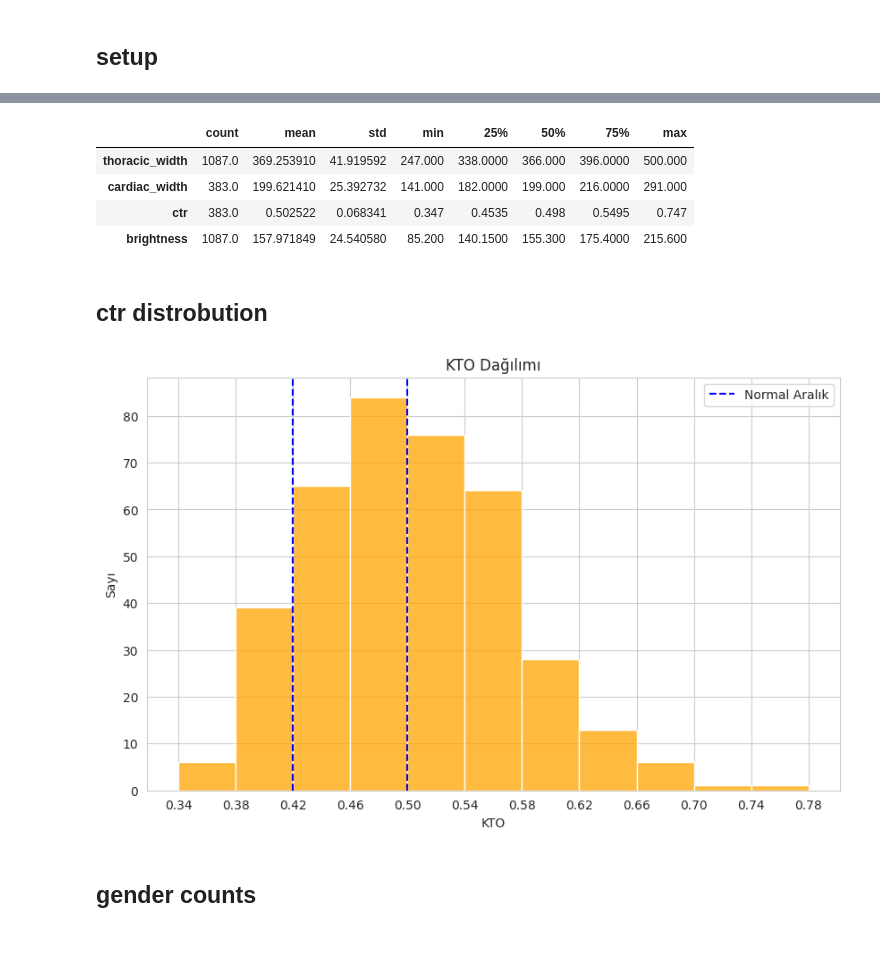
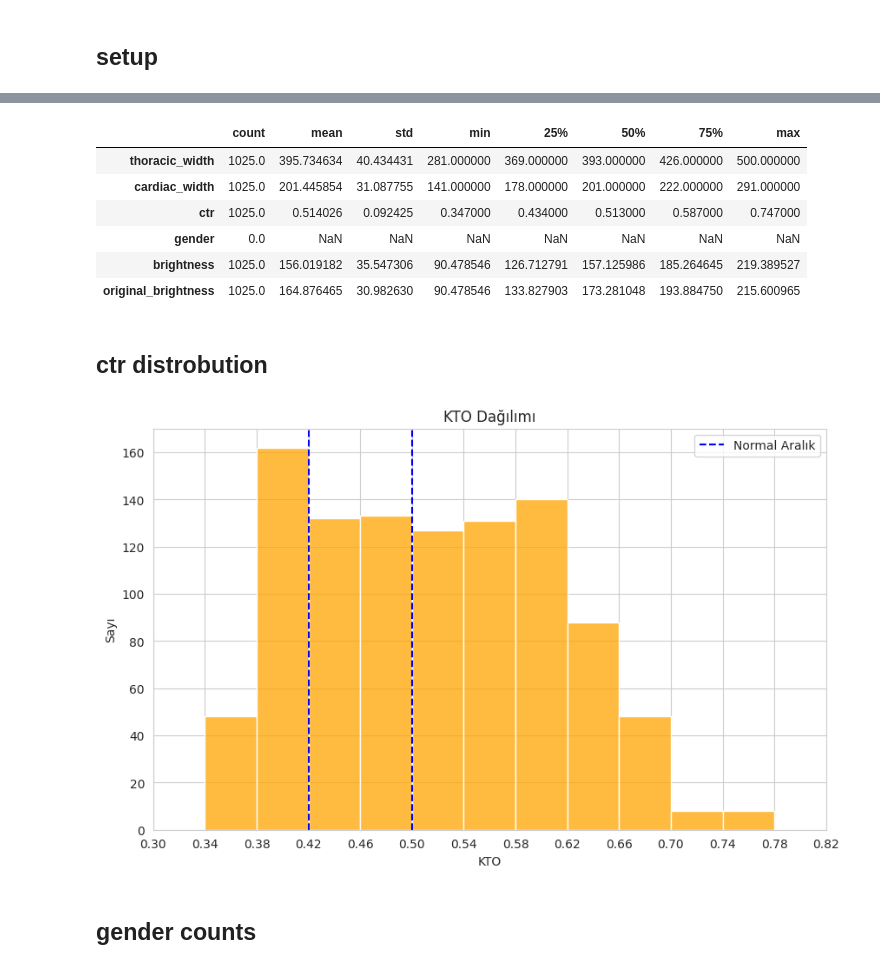
Before and after one commit to meyupy/teknofest25-syz, a Jupyter notebook: cto calculation/data_analysis.ipynb, the cells around one changed output, grey strips where cells are left out. Drawn from its saved outputs; the diff is of its cells as text; code cells hidden in the pictures; blank space fills up the shorter version.

Commit message:
update 7 - data augment by brightness adjustment

```diff
--- a/cto calculation/data_analysis.ipynb
+++ b/cto calculation/data_analysis.ipynb
@@ -6,6 +6,6 @@ import pandas as pd
 import matplotlib.pyplot as plt
 import seaborn as sns
 # %%
-df = pd.read_csv("./data/all/extracted_data.csv")
+df = pd.read_csv("./data/all-heart/augmented_data.csv")
 df
 # %% [output]
@@ -26,14 +26,16 @@ df
 df.describe().T
 # %% [output]
 |  | count | mean | std | min | 25% | 50% | 75% | max |
-| thoracic_width | 1087.0 | 369.253910 | 41.919592 | 247.000 | 338.0000 | 366.000 | 396.0000 | 500.000 |
-| cardiac_width | 383.0 | 199.621410 | 25.392732 | 141.000 | 182.0000 | 199.000 | 216.0000 | 291.000 |
-| ctr | 383.0 | 0.502522 | 0.068341 | 0.347 | 0.4535 | 0.498 | 0.5495 | 0.747 |
-| brightness | 1087.0 | 157.971849 | 24.540580 | 85.200 | 140.1500 | 155.300 | 175.4000 | 215.600 |
+| thoracic_width | 1025.0 | 395.734634 | 40.434431 | 281.000000 | 369.000000 | 393.000000 | 426.000000 | 500.000000 |
+| cardiac_width | 1025.0 | 201.445854 | 31.087755 | 141.000000 | 178.000000 | 201.000000 | 222.000000 | 291.000000 |
+| ctr | 1025.0 | 0.514026 | 0.092425 | 0.347000 | 0.434000 | 0.513000 | 0.587000 | 0.747000 |
+| gender | 0.0 | NaN | NaN | NaN | NaN | NaN | NaN | NaN |
+| brightness | 1025.0 | 156.019182 | 35.547306 | 90.478546 | 126.712791 | 157.125986 | 185.264645 | 219.389527 |
+| original_brightness | 1025.0 | 164.876465 | 30.982630 | 90.478546 | 133.827903 | 173.281048 | 193.884750 | 215.600965 |
 # %% [markdown]
 ## ctr distrobution
 # %%
-def plot_ctr_histogram(df, range_step, show_normal_range=True):
+def plot_ctr_histogram(df, range_step, xlim=(0,1), show_normal_range=True):
     step = range_step
     ctr_min = df['ctr'].min()
     ctr_max = df['ctr'].max()
@@ -41,6 +43,9 @@ def plot_ctr_histogram(df, range_step, show_normal_range=True):
     start = 0.50 + step * np.floor((ctr_min - 0.50) / step)
     stop = 0.50 + step * np.ceil((ctr_max - 0.50) / step)
     bin_edges = np.arange(start, stop, step)
+
+    xlim_ticks = np.arange(xlim[0], xlim[1] + 0.0001, step)
+    xlim_ticks = xlim_ticks[xlim_ticks <= xlim[1]]
 
     sns.set_style("whitegrid")
     plt.figure(figsize=(10, 6))
@@ -50,7 +55,8 @@ def plot_ctr_histogram(df, range_step, show_normal_range=True):
         plt.axvline(x=0.42, color='blue', linestyle='--', label='Normal Aralık')
         plt.axvline(x=0.50, color='blue', linestyle='--')
 
-    plt.xticks(bin_edges)
+    plt.xlim(xlim)
+    plt.xticks(xlim_ticks)
     plt.title('KTO Dağılımı')
     plt.xlabel('KTO')
     plt.ylabel('Sayı')
@@ -58,9 +64,9 @@ def plot_ctr_histogram(df, range_step, show_normal_range=True):
         plt.legend()
     plt.show()
 # %%
-plot_ctr_histogram(df, 0.04, show_normal_range=True)
+plot_ctr_histogram(df, 0.04, xlim=(0.30,0.82), show_normal_range=True)
 # %% [output]
-[figure, old version]
+[figure, new version]
 # %% [markdown]
 ## gender counts
 # %%
```
Also changed, not shown: parts of 4 cells of this notebook, 2 other files.
